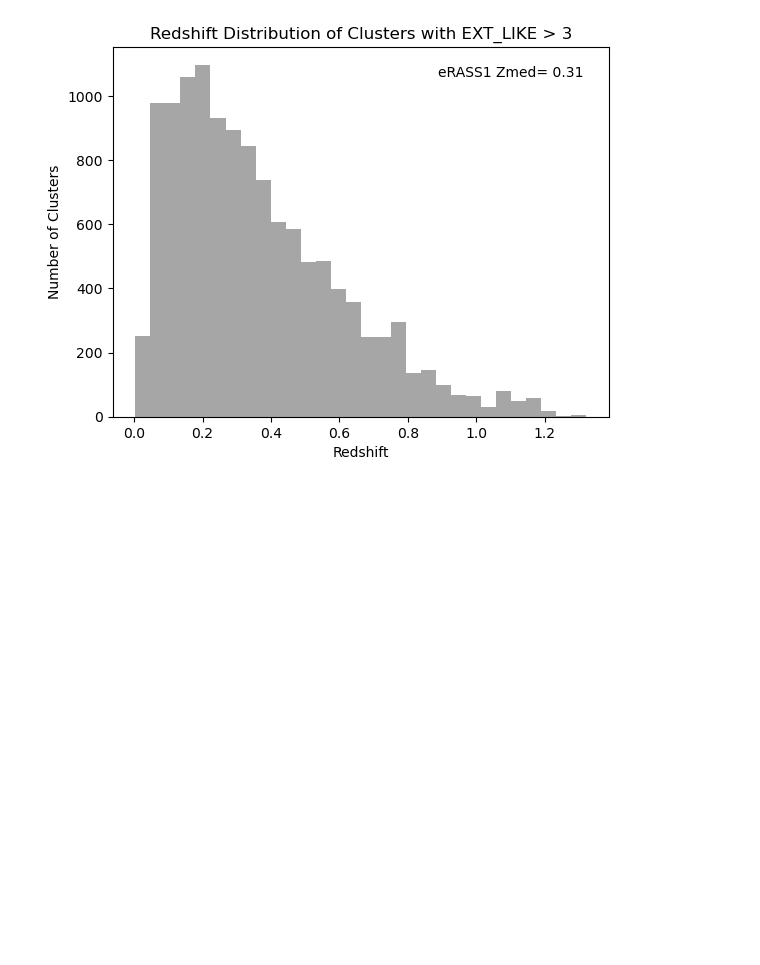
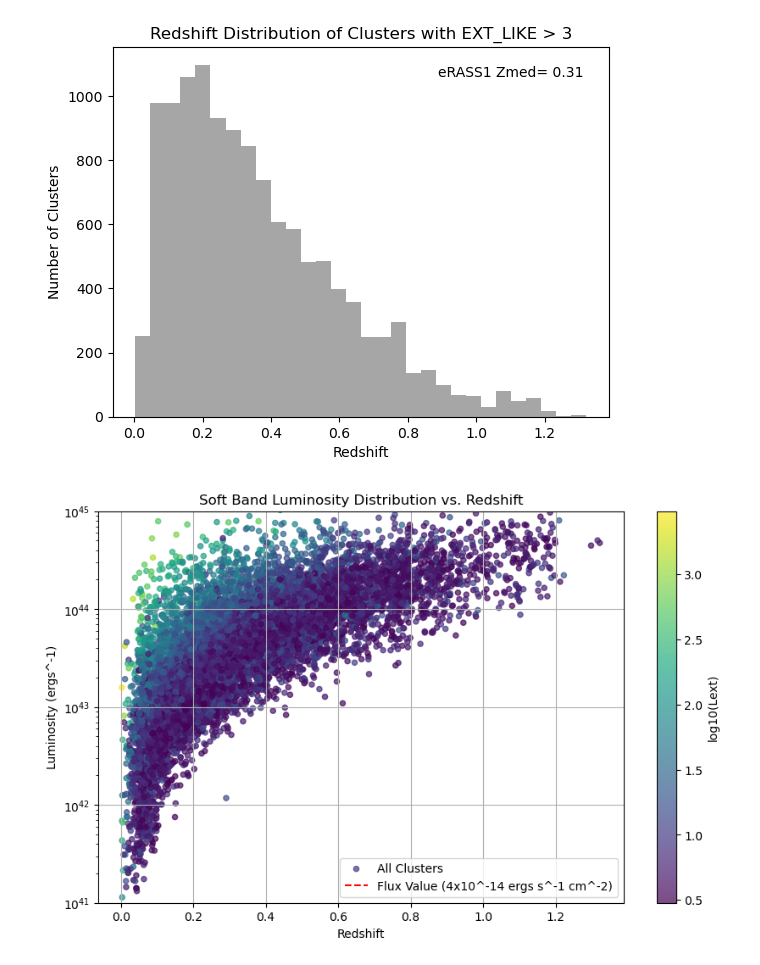
Before and after one commit to RyanNease/GoGreeneRosita, a Jupyter notebook: eROSITACatalog.ipynb, the cells around one changed output. Saved outputs shown, nothing was run; the diff lists cells and outputs as text; code cells hidden in the pictures; blank space fills up the shorter version.

```diff
--- a/eROSITACatalog.ipynb
+++ b/eROSITACatalog.ipynb
@@ -229,3 +309,36 @@ plt.text(0.95, 0.95, f'eRASS1 Zmed= {median_redshift:.2f}', ha='right', va='top'
 plt.show()
 # %% [output]
 [figure]
+# %%
+data_table = fits_file[1].data
+
+Luminosity = data_table['L300kpc'] * 10**42
+redshift = data_table['BEST_Z']
+Lext = data_table['EXT_LIKE']
+
+# Calculate the logarithm of Lext
+loglext = np.log10(Lext)
+
+# Plotting the luminosity vs. redshift
+plt.figure(figsize=(10, 6))
+plt.scatter(redshift, Luminosity, c=loglext, cmap='viridis', s=20, alpha=0.7, label='All Clusters')
+
+#dashed line representing the flux value of 4 × 10^−14 ergs s^−1 cm^−2
+plt.axhline(y=4e-14, color='red', linestyle='--', label='Flux Value (4x10^-14 ergs s^-1 cm^-2)')
+
+plt.xlabel('Redshift')
+plt.ylabel('Luminosity (ergs^-1)')
+plt.title('Soft Band Luminosity Distribution vs. Redshift')
+plt.colorbar(label='log10(Lext)')
+plt.legend()
+plt.grid(True)
+
+# Set y-axis limits
+plt.ylim(1e41, 1e45)
+
+# Set y-axis ticks with logarithmic scale
+plt.yscale('log')
+
+plt.show()
+# %% [output]
+[figure, added]
```
Also changed, not shown: parts of 10 cells of this notebook.
